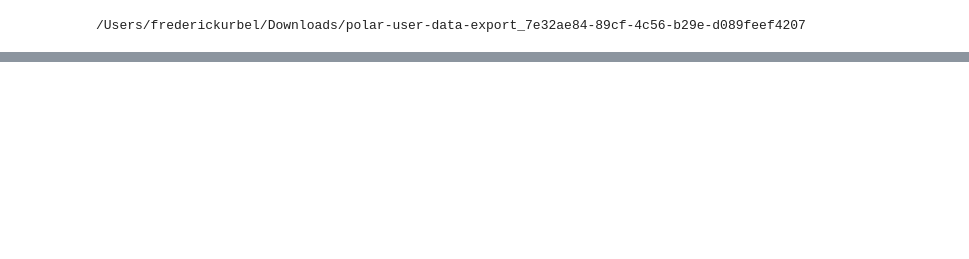
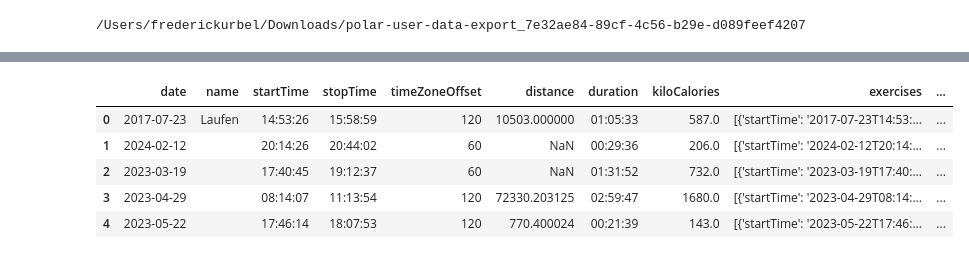
Before and after one commit to Fredeys/FHGR_DS_Sport_1, a Jupyter notebook: Extraction.ipynb, the cells around one changed output, grey strips where cells are left out. Cells and saved outputs as stored; diff of their text form; code cells hidden in the pictures; blank space fills up the shorter version.

```diff
--- a/Extraction.ipynb
+++ b/Extraction.ipynb
@@ -239,0 +326,4 @@ NameError: name 'daily_hr' is not defined
+# %%
+df_training["startTime"] = pd.to_datetime(df_training["startTime"], errors="coerce").dt.strftime("%H:%M:%S")
+df_training["stopTime"]  = pd.to_datetime(df_training["stopTime"], errors="coerce").dt.strftime("%H:%M:%S")
+df_training.head()
@@ -239,0 +370,47 @@ NameError: name 'daily_hr' is not defined
+# %%
+import ast
+import pandas as pd
+
+# sicherstellen, dass die Spalte als String interpretiert wird
+def parse_snapshot(val):
+    if pd.isna(val):
+        return {}
+    if isinstance(val, dict):
+        return val
+    try:
+        return ast.literal_eval(val)
+    except Exception:
+        return {}
+
+# JSON-artige Strings in Dictionaries umwandeln
+parsed = df_training["physicalInformationSnapshot"].apply(parse_snapshot)
+
+# gewünschte Werte extrahieren
+df_training["vo2Max"] = parsed.apply(lambda x: x.get("vo2Max"))
+df_training["maximumHeartRate"] = parsed.apply(lambda x: x.get("maximumHeartRate"))
+df_training["restingHeartRate"] = parsed.apply(lambda x: x.get("restingHeartRate"))
+df_training["anaerobicThreshold"] = parsed.apply(lambda x: x.get("anaerobicThreshold"))
+df_training["functionalThresholdPower"] = parsed.apply(lambda x: x.get("functionalThresholdPower"))
+
+# Sleep Goal (z. B. 'PT28800S' → Sekunden in Stunden umwandeln)
+def parse_sleep_goal(x):
+    if not isinstance(x, str) or not x.startswith("PT"):
+        return None
+    seconds = x.replace("PT", "").replace("S", "")
+    try:
+        return int(seconds) / 3600  # Stunden
+    except ValueError:
+        return None
+
+df_training["sleepGoal"] = parsed.apply(lambda x: parse_sleep_goal(x.get("sleepGoal")))
+# %%
+df_training = df_training.drop('physicalInformationSnapshot', axis=1)
+df_training = df_training.drop('periodData', axis=1)
+df_training = df_training.drop('loadInformation', axis=1)
+# %% [output]
+|  | date | name | startTime | stopTime | timeZoneOffset | distance | duration | kiloCalories | exercises | ... |
+| 0 | 2017-07-23 | Laufen | 14:53:26 | 15:58:59 | 120 | 10503.000000 | 01:05:33 | 587.0 | [{'startTime': '2017-07-23T14:53:... | ... |
+| 1 | 2024-02-12 |  | 20:14:26 | 20:44:02 | 60 | NaN | 00:29:36 | 206.0 | [{'startTime': '2024-02-12T20:14:... | ... |
+| 2 | 2023-03-19 |  | 17:40:45 | 19:12:37 | 60 | NaN | 01:31:52 | 732.0 | [{'startTime': '2023-03-19T17:40:... | ... |
+| 3 | 2023-04-29 |  | 08:14:07 | 11:13:54 | 120 | 72330.203125 | 02:59:47 | 1680.0 | [{'startTime': '2023-04-29T08:14:... | ... |
+| 4 | 2023-05-22 |  | 17:46:14 | 18:07:53 | 120 | 770.400024 | 00:21:39 | 143.0 | [{'startTime': '2023-05-22T17:46:... | ... |
```
Also changed, not shown: parts of 47 cells of this notebook.
